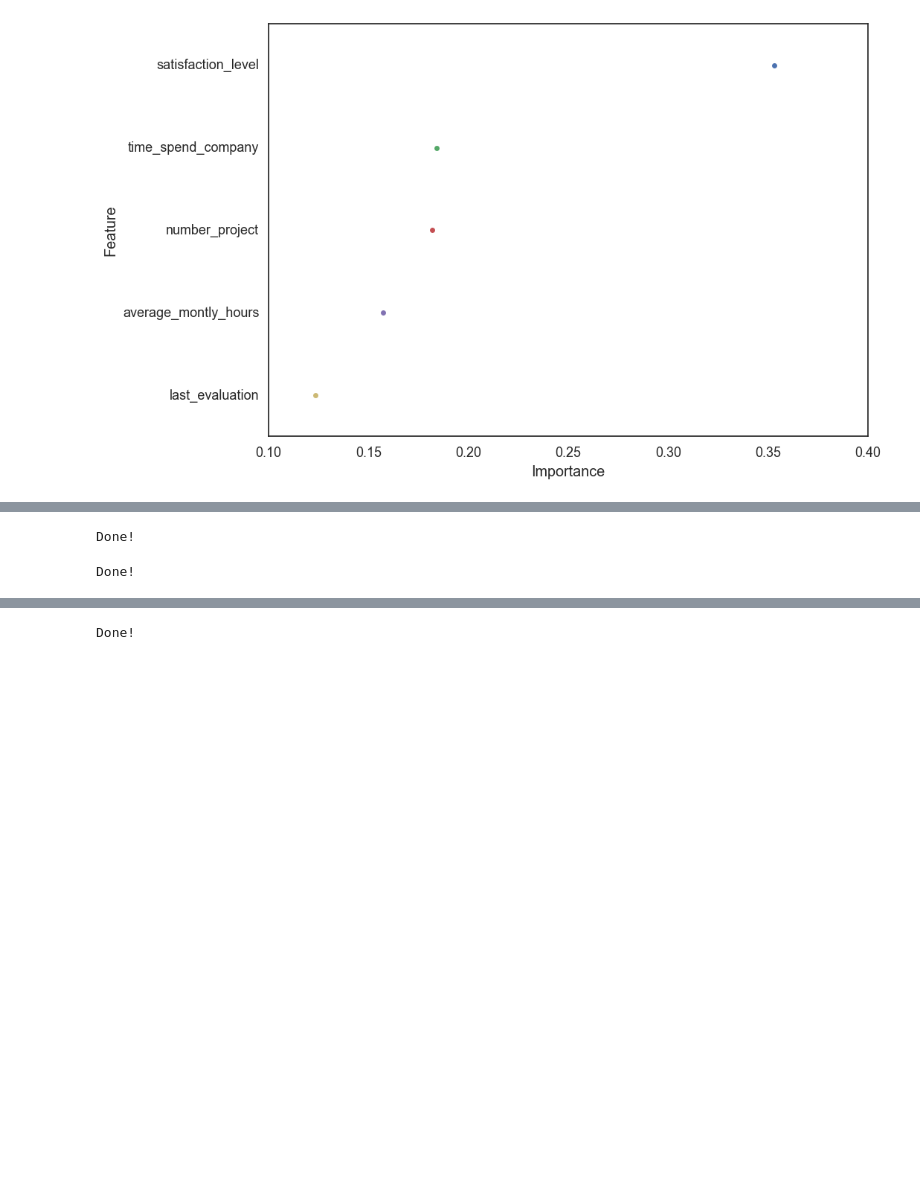
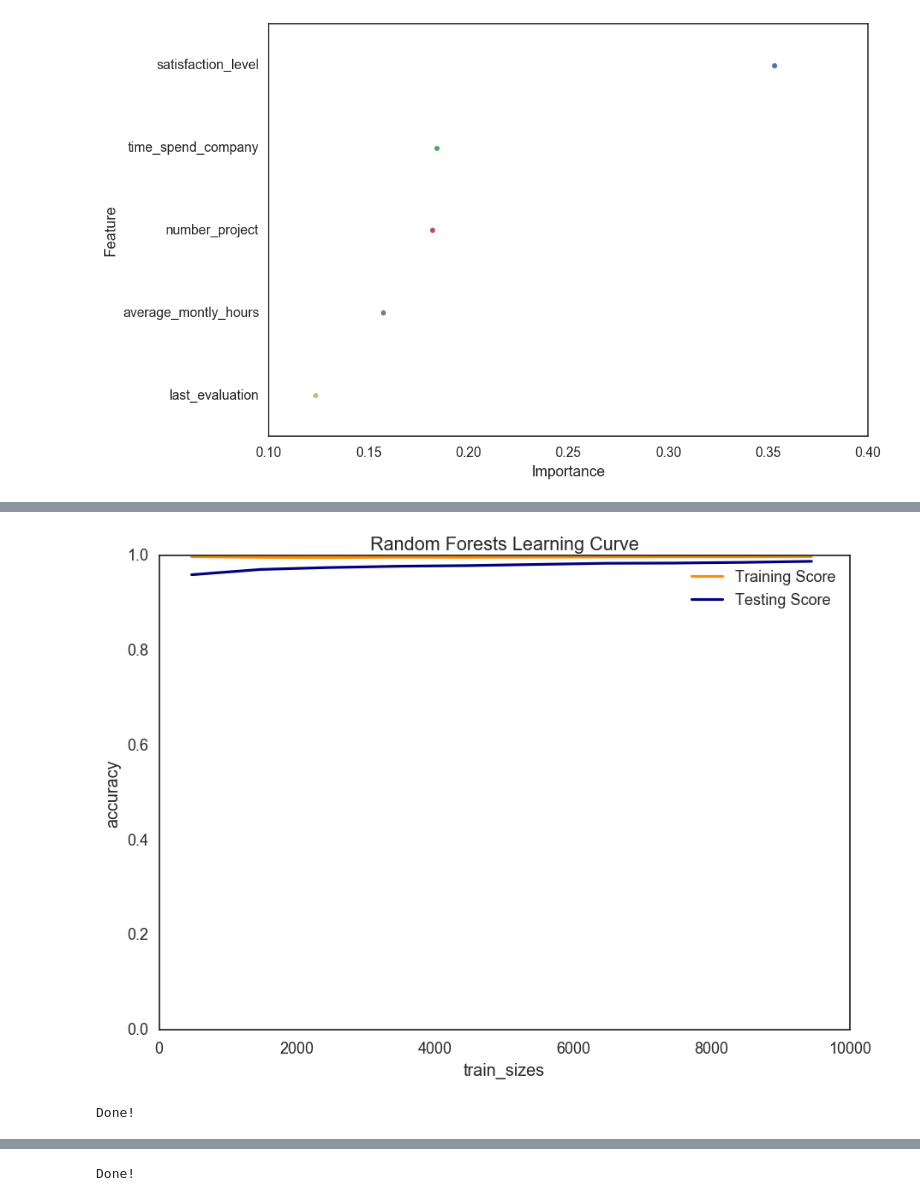
Before and after one commit to inncretech/datascience, a Jupyter notebook: kaggle/kaggle_hr/kaggle_hr.ipynb, the cells around one changed output, grey strips where cells are left out. Cells and saved outputs as stored; diff of their text form; code cells hidden in the pictures; blank space fills up the shorter version.

```diff
--- a/kaggle/kaggle_hr/kaggle_hr.ipynb
+++ b/kaggle/kaggle_hr/kaggle_hr.ipynb
@@ -119,3 +179,18 @@ sns.plt.show()
+# %%
+#Random Forests Learning Curve
+
+random_forests_classifier = RandomForestClassifier(random_state=5, n_estimators=10)
+train_sizes = np.linspace(.05, 1.0, 10)
+
+items = {'title':'Random Forests Learning Curve',
+         'train_sizes':train_sizes,
+         'cv':10,
+         'scoring':'accuracy'}
+
+plt = plot_learning_curve(random_forests_classifier, X_train, y_train, items)
+plt.show()
+# %% [output]
+[figure, added]
 # %%
 #SVM Classification
 kernel = ['sigmoid', 'rbf']
@@ -129,29 +204,3 @@ results = classify(grid, X_train, y_train, X_test, y_test)
 print "Done!"
 # %% [output]
 Done!
-# %%
-#SVM validation curve
-support_vector_classifier = svm.SVC(random_state=5, kernel="rbf")
-gamma = np.logspace(-6, -1, 5)
-train_scores, test_scores = validation_curve(support_vector_classifier,
-                                             X_train,
-                                             y_train,
-                                             param_name="gamma",
-                                             param_range=gamma,
-                                             cv = 10)
-
-train_score_means = np.mean(train_scores, axis=1)
-test_score_means = np.mean(test_scores, axis=1)
-
-plt.title("Validation curve with SVM (rbf kernel)")
-plt.xlabel("Gamma")
-plt.ylabel("Accuracy Score")
-plt.ylim(0.0, 1.0)
-plt.semilogx(gamma, train_score_means, label="Training score", color="darkorange", lw = 2)
-plt.semilogx(gamma, test_score_means, label="Cross Validation score", color="navy", lw = 2)
-plt.legend(loc="best")
-plt.show()
-
-print "Done!"
-# %% [output]
-Done!
```
Also changed, not shown: parts of 10 cells of this notebook, 1 other file.
